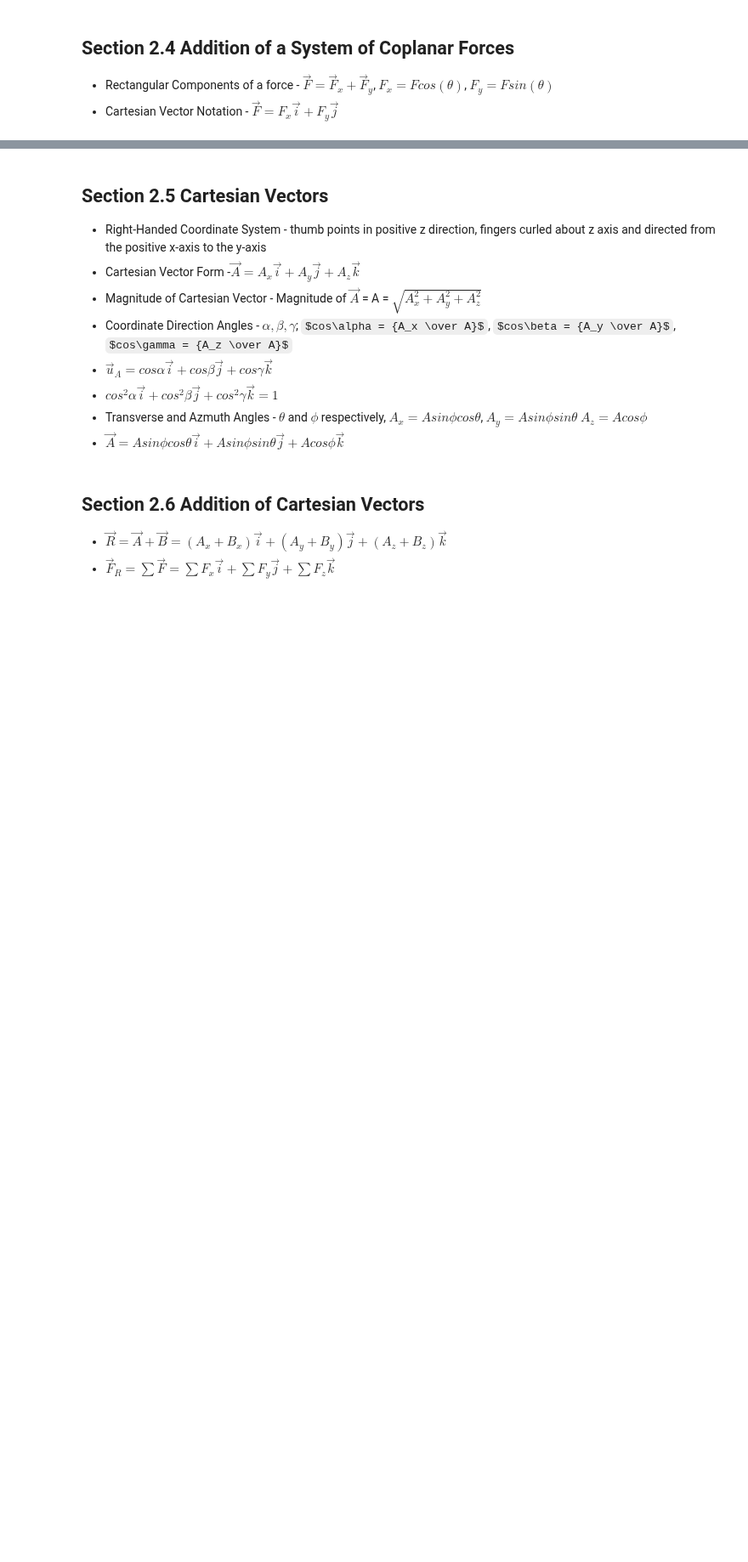
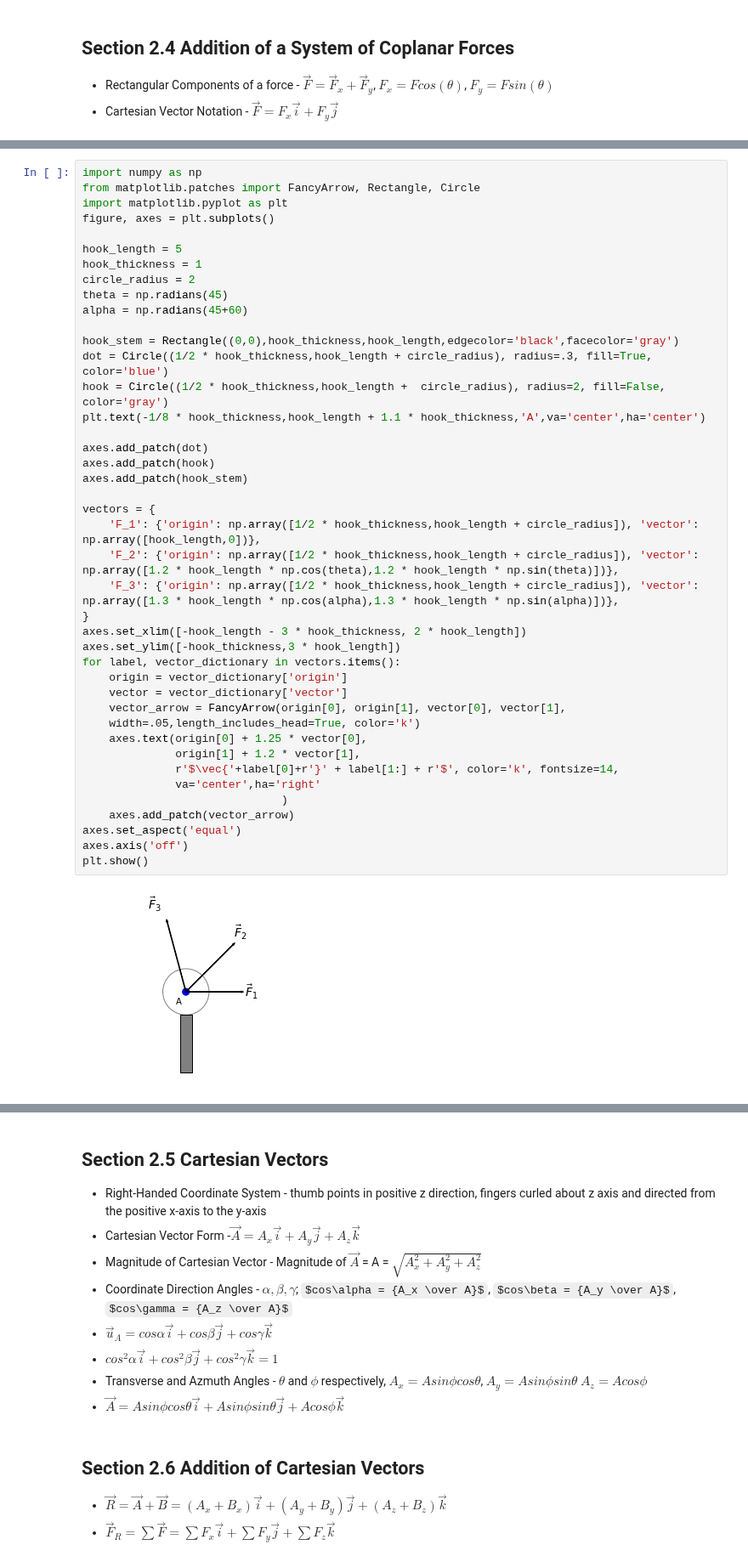
Before and after one commit to michaelhotchkiss/Statics, a Jupyter notebook: Chapter 2 - Force Vectors.ipynb, the cells around one changed output, grey strips where cells are left out. Shown at 85% size. Cells and saved outputs as stored; diff of their text form; some formulas as TeX source; blank space fills up the shorter version.

```diff
--- a/Chapter 2 - Force Vectors.ipynb
+++ b/Chapter 2 - Force Vectors.ipynb
@@ -40,6 +82,50 @@ Determine the magnitude of the resultant force
 and its direction, measured counterclockwise from the
 positive x axis.
 <img src="pictures\problem_2_41.png" width="512"/>
+# %%
+import numpy as np
+from matplotlib.patches import FancyArrow, Rectangle, Circle
+import matplotlib.pyplot as plt
+figure, axes = plt.subplots()
+
+hook_length = 5
+hook_thickness = 1
+circle_radius = 2
+theta = np.radians(45)
+alpha = np.radians(45+60)
+
+hook_stem = Rectangle((0,0),hook_thickness,hook_length,edgecolor='black',facecolor='gray')
+dot = Circle((1/2 * hook_thickness,hook_length + circle_radius), radius=.3, fill=True, color='blue')
+hook = Circle((1/2 * hook_thickness,hook_length +  circle_radius), radius=2, fill=False, color='gray')
+plt.text(-1/8 * hook_thickness,hook_length + 1.1 * hook_thickness,'A',va='center',ha='center')
+
+axes.add_patch(dot)
+axes.add_patch(hook)
+axes.add_patch(hook_stem)
+
+vectors = {
+    'F_1': {'origin': np.array([1/2 * hook_thickness,hook_length + circle_radius]), 'vector': np.array([hook_length,0])},
+    'F_2': {'origin': np.array([1/2 * hook_thickness,hook_length + circle_radius]), 'vector': np.array([1.2 * hook_length * np.cos(theta),1.2 * hook_length * np.sin(theta)])},
+    'F_3': {'origin': np.array([1/2 * hook_thickness,hook_length + circle_radius]), 'vector': np.array([1.3 * hook_length * np.cos(alpha),1.3 * hook_length * np.sin(alpha)])},
+}
+axes.set_xlim([-hook_length - 3 * hook_thickness, 2 * hook_length])
+axes.set_ylim([-hook_thickness,3 * hook_length])
+for label, vector_dictionary in vectors.items():
+    origin = vector_dictionary['origin']
+    vector = vector_dictionary['vector']
+    vector_arrow = FancyArrow(origin[0], origin[1], vector[0], vector[1],
+    width=.05,length_includes_head=True, color='k')
+    axes.text(origin[0] + 1.25 * vector[0],
+              origin[1] + 1.2 * vector[1],
+              r'$\vec{'+label[0]+r'}' + label[1:] + r'$', color='k', fontsize=14,
+              va='center',ha='right'
+                              )
+    axes.add_patch(vector_arrow)
+axes.set_aspect('equal')
+axes.axis('off')
+plt.show()
+# %% [output]
+[figure, added]
 # %%
 import numpy as np
 force_1_x = 4 * 1000
```
Also changed, not shown: parts of 4 cells of this notebook, 2 other files.
